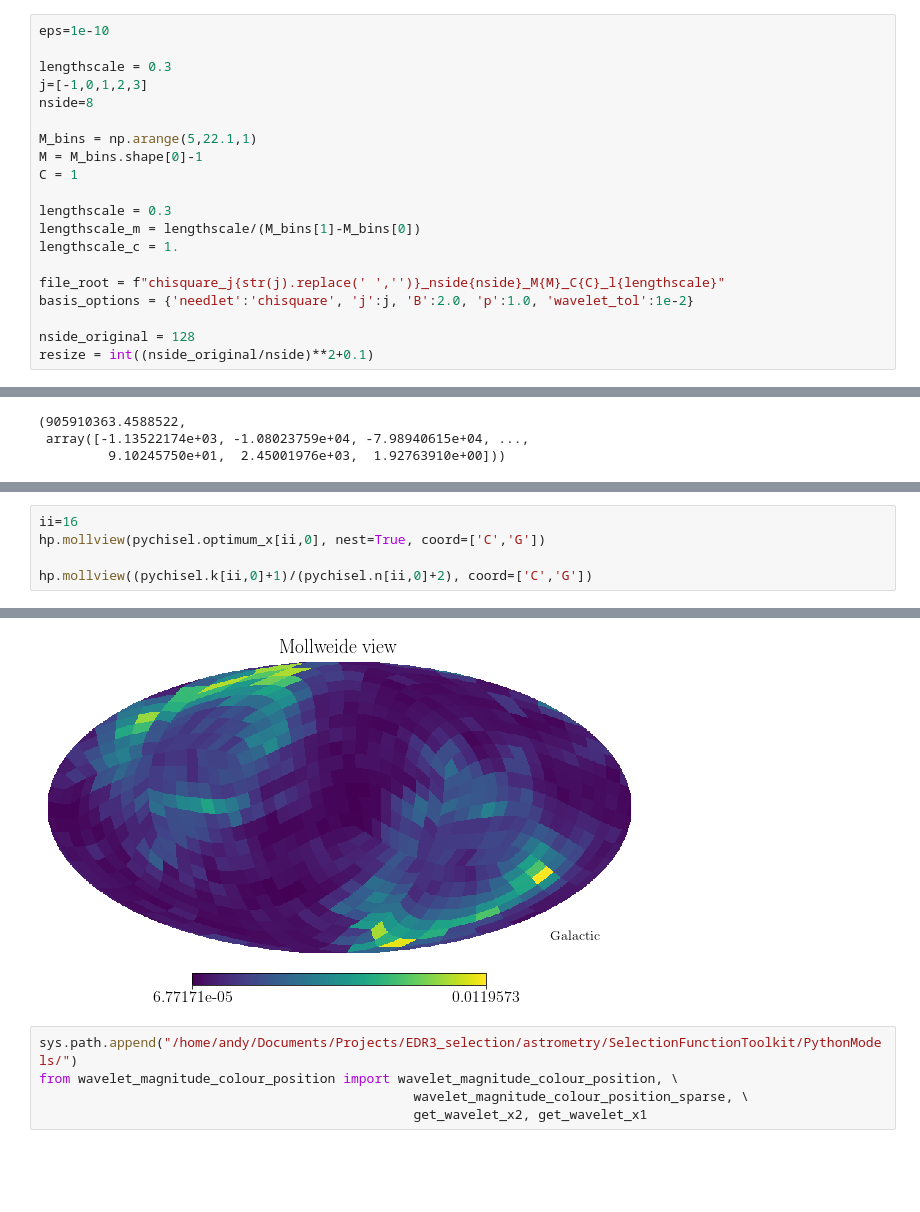
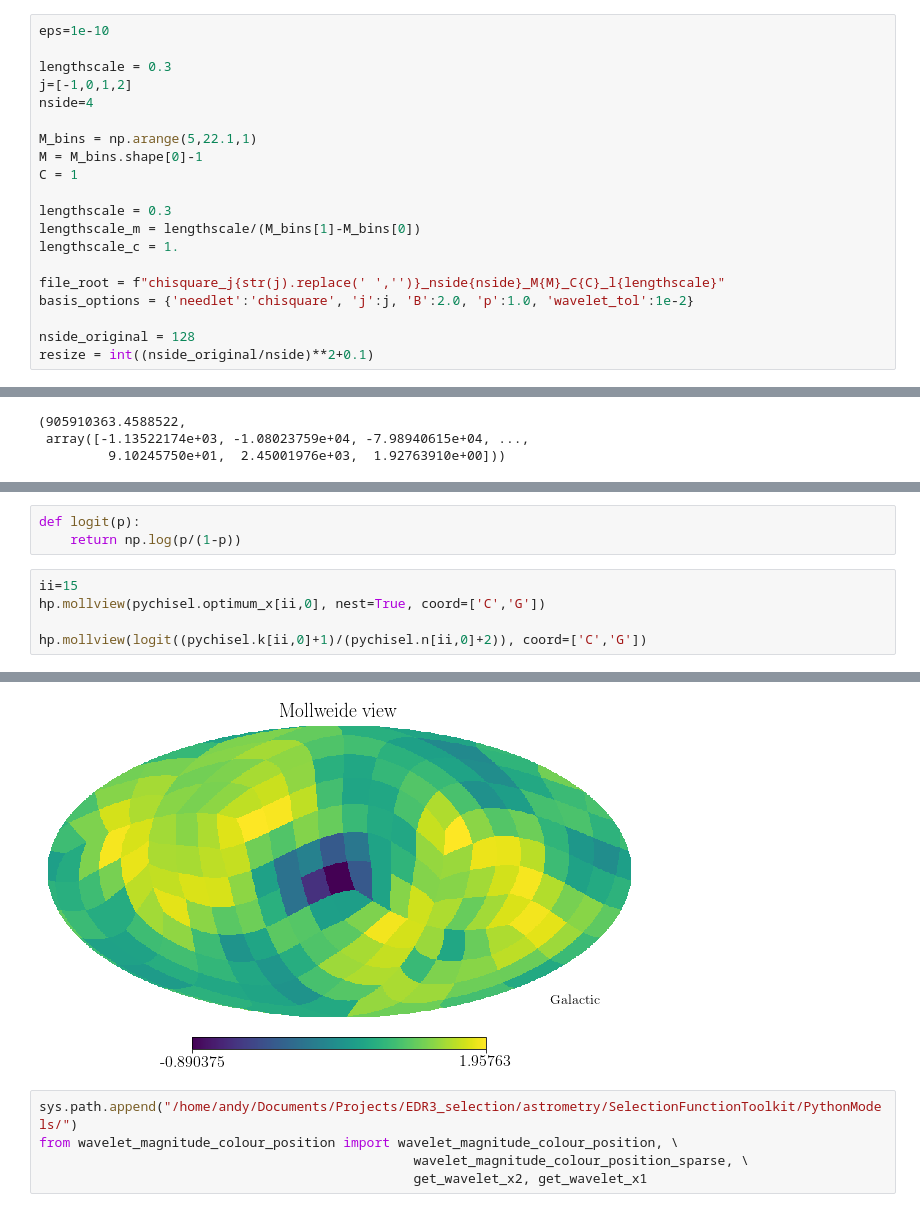
Before and after one commit to gaiaverse/astrometry, a Jupyter notebook: SelectionFunctionToolkit/TestingPython.ipynb, the cells around one changed output, grey strips where cells are left out. Cells and saved outputs as stored; diff of their text form; blank space fills up the shorter version.

```diff
--- a/SelectionFunctionToolkit/TestingPython.ipynb
+++ b/SelectionFunctionToolkit/TestingPython.ipynb
@@ -47,8 +47,8 @@ array([ 7.,  8.,  9., 10., 11., 12., 13., 14., 15., 16., 17., 18., 19.,
 eps=1e-10
 
 lengthscale = 0.3
-j=[-1,0,1,2,3]
-nside=8
+j=[-1,0,1,2]
+nside=4
 
 M_bins = np.arange(5,22.1,1)
 M = M_bins.shape[0]-1
@@ -210,6 +148,9 @@ plt.plot(pychisel.optimum_b[0])
+# %%
+def logit(p):
+    return np.log(p/(1-p))
 # %%
-ii=16
+ii=15
 hp.mollview(pychisel.optimum_x[ii,0], nest=True, coord=['C','G'])
 
-hp.mollview((pychisel.k[ii,0]+1)/(pychisel.n[ii,0]+2), coord=['C','G'])
+hp.mollview(logit((pychisel.k[ii,0]+1)/(pychisel.n[ii,0]+2)), coord=['C','G'])
 # %% [output]
@@ -217,4 +158,4 @@ hp.mollview((pychisel.k[ii,0]+1)/(pychisel.n[ii,0]+2), coord=['C','G'])
-[figure, old version]
+[figure, new version]
 # %%
 sys.path.append("/home/andy/Documents/Projects/EDR3_selection/astrometry/SelectionFunctionToolkit/PythonModels/")
 from wavelet_magnitude_colour_position import wavelet_magnitude_colour_position, \
```
Also changed, not shown: parts of 35 cells of this notebook, 2 other files.
